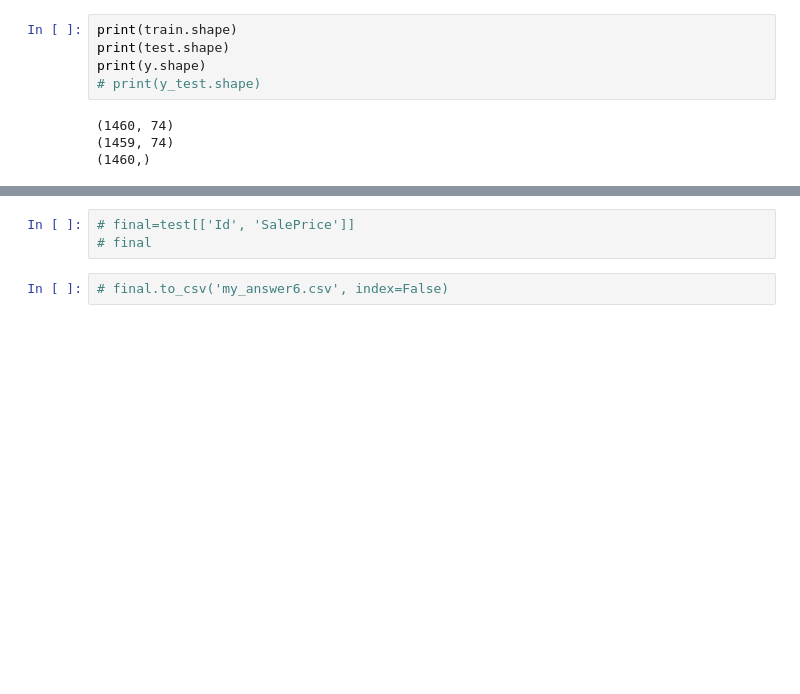
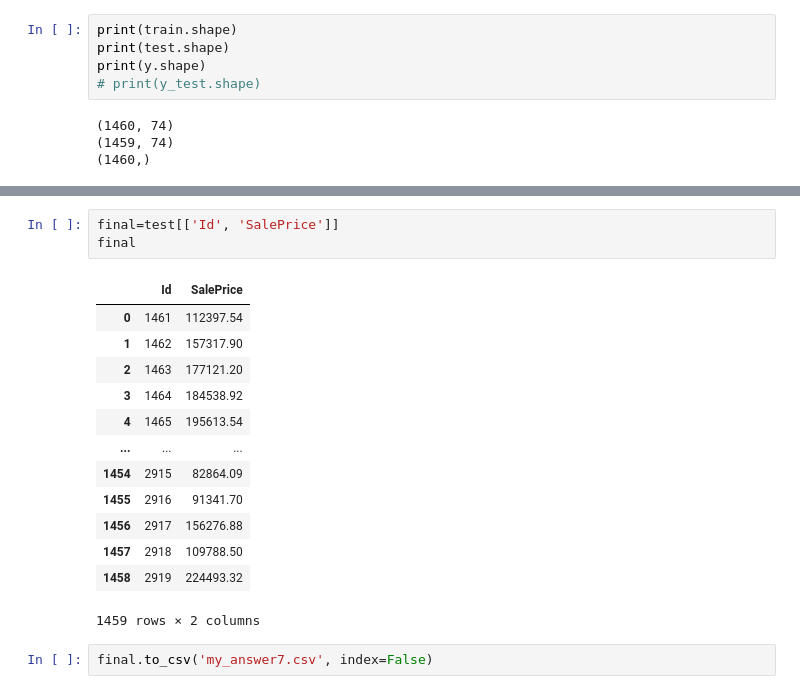
Before and after one commit to zmeydubinych/kaggle, a Jupyter notebook: House_prices_advanced.ipynb, the cells around one changed output, grey strips where cells are left out. Saved outputs shown, nothing was run; the diff lists cells and outputs as text; blank space fills up the shorter version.

```diff
--- a/House_prices_advanced.ipynb
+++ b/House_prices_advanced.ipynb
@@ -441,5 +482,19 @@ print(data_list)
 # %%
-# final=test[['Id', 'SalePrice']]
-# final
+final=test[['Id', 'SalePrice']]
+final
+# %% [output]
+|  | Id | SalePrice |
+| 0 | 1461 | 112397.54 |
+| 1 | 1462 | 157317.90 |
+| 2 | 1463 | 177121.20 |
+| 3 | 1464 | 184538.92 |
+| 4 | 1465 | 195613.54 |
+| ... | ... | ... |
+| 1454 | 2915 | 82864.09 |
+| 1455 | 2916 | 91341.70 |
+| 1456 | 2917 | 156276.88 |
+| 1457 | 2918 | 109788.50 |
+| 1458 | 2919 | 224493.32 |
+1459 rows × 2 columns
 # %%
-# final.to_csv('my_answer6.csv', index=False)
+final.to_csv('my_answer7.csv', index=False)
```
Also changed, not shown: parts of 14 cells of this notebook.
